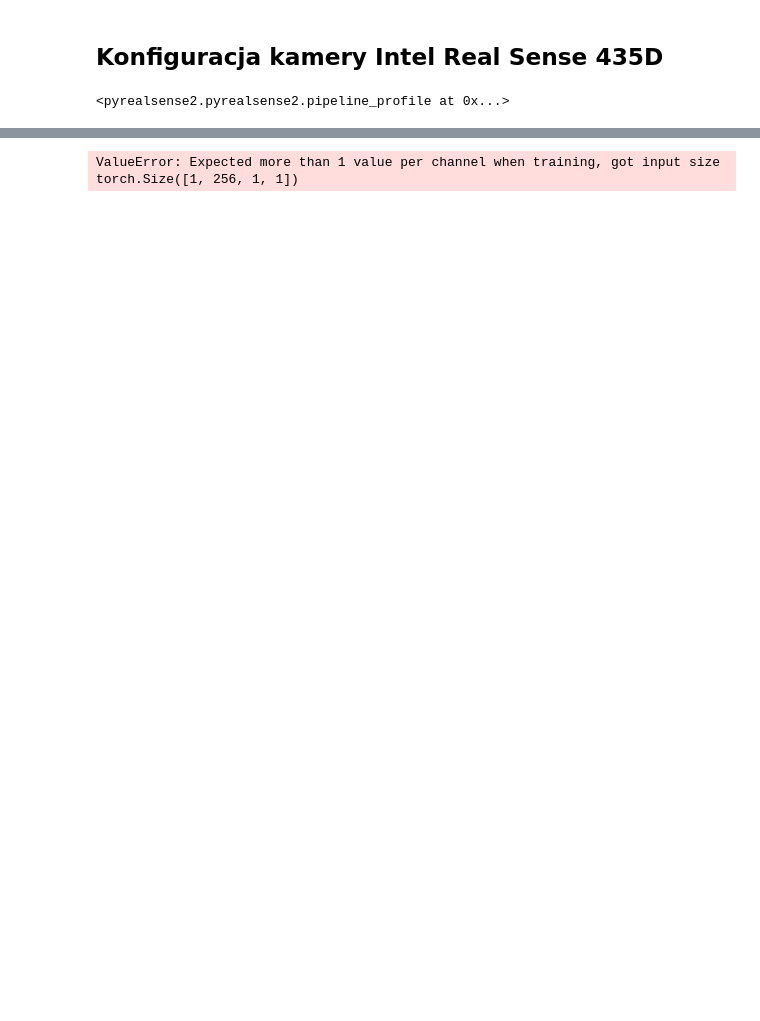
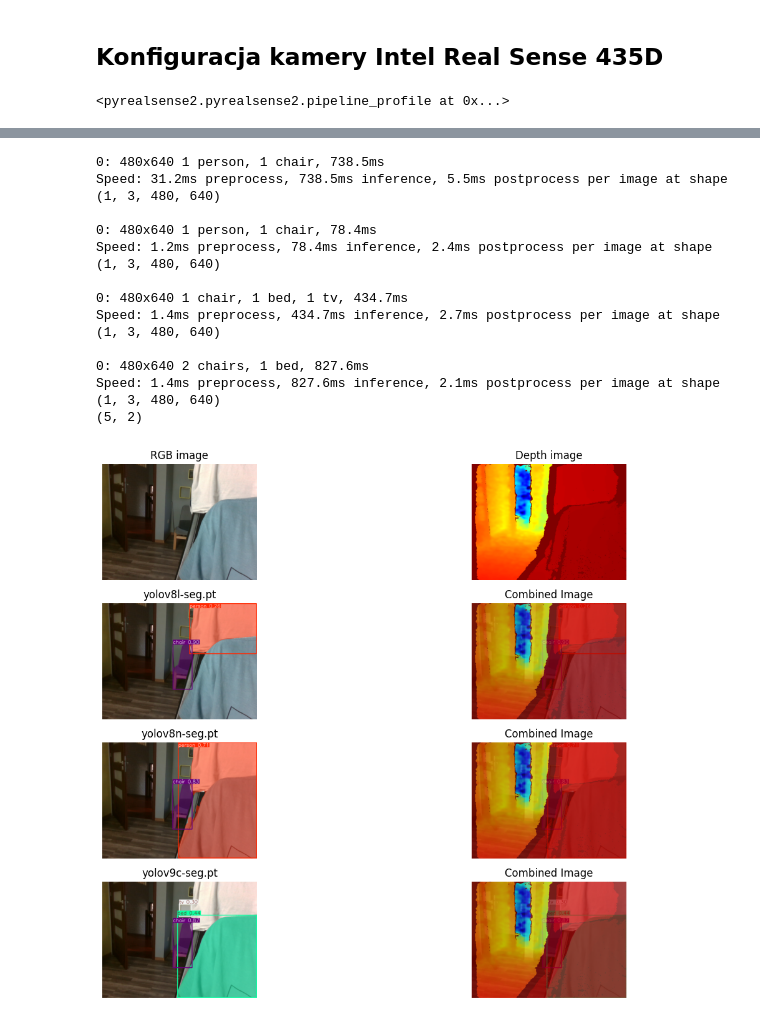
Before and after one commit to Morpheus1024/thesis, a Jupyter notebook: notebook.ipynb, the cells around one changed output, grey strips where cells are left out. Drawn from its saved outputs; the diff is of its cells as text; code cells hidden in the pictures; blank space fills up the shorter version.

Commit message:
WIP 29.06.2024 Dzisłanie na wielu modelach Yolo

```diff
--- a/notebook.ipynb
+++ b/notebook.ipynb
@@ -85,47 +94,91 @@ try:
                     #images = np.hstack((resized_color_image, depth_colormap))
                 #else:
                     #images = np.hstack((color_image, depth_colormap))
 
 
             #MARK: Segmentacja semantyczna
-
             preprocess = transforms.Compose([
                 transforms.ToTensor(),
                 transforms.Normalize(mean=[0.485, 0.456, 0.406], std=[0.229, 0.224, 0.225]),
             ])
 
             preprocess = preprocess(color_image)
             preprocess = preprocess.to(device)
             preprocess = preprocess.unsqueeze(0)
 
-            segmented_images = []
-            for model in models_torch:
-                with torch.no_grad():
-                    output = model(preprocess)['out'][0]
-                    segmented_images.append(output.argmax(0))
+            # segmented_images = []
+            # for model in models_torch:
+            #     with torch.no_grad():
+            #         output = model(preprocess)['out'][0]
+            #         segmented_images.append(output.argmax(0))
+
+            device = "0" if torch.cuda.is_available() else "cpu"
+            if device == "0":
+                torch.cuda.set_device(0)
+
+            segmented_images_by_yolo = []
+            for model in models_YOLO:
+
+                output = model(color_image)
+                segmented_images_by_yolo.append(output)
 
 
-            output_greed_size = (2,int(len(segmented_images)/2)+2)
-            plt.subplot(output_greed_size, 1)
+            output_greed_size = (int(len(segmented_images_by_yolo))+1,2)
+            print(output_greed_size)
+
+            plt.figure(figsize=(14, 14))
+
+            plt.subplot(output_greed_size[0], output_greed_size[1], 1)
             plt.imshow(color_image)
             plt.title('RGB image')
-            plt.grid(False)
+            plt.axis('off')
 
-            plt.subplot(output_greed_size, 2)
+
+            plt.subplot(output_greed_size[0], output_greed_size[1], 2)
             plt.imshow(depth_colormap)
             plt.title('Depth image')
-            plt.grid(False)
+            plt.axis('off')
 
-            for i in range(len(segmented_images)):
-                plt.subplot(output_greed_size, len(segmented_images)+2)
-                plt.imshow(segmented_images[i].byte().cpu().numpy())
-                plt.title('Segmented image')
-                plt.grid(False)
+
+            for i in range(int(len(segmented_images_by_yolo)/2)+1):
+                plt.subplot(output_greed_size[0], output_greed_size[1], 3+2*i)
+                plt.imshow(segmented_images_by_yolo[i][0].plot())
+                plt.title(f'{models_YOLO[i].model_name}')
+                plt.axis('off')
+
+
+
+                #Combine depth and segmented image
+
+                combined_image = cv2.addWeighted(depth_colormap, 0.7, segmented_images_by_yolo[i][0].plot(), 0.3, 0)
+                plt.subplot(output_greed_size[0], output_greed_size[1], 3+2*i+1)
+                plt.imshow(combined_image)
+                plt.title('Combined Image')
+                plt.axis('off')
+
 
             plt.show()
+
+
+            #połączenie chmury punktów na obraz
+
+            # Combine depth point cloud with segmented image
+
             break
 finally:
     #pipeline.stop()
     pass
 # %% [output]
-ValueError: Expected more than 1 value per channel when training, got input size torch.Size([1, 256, 1, 1])
+0: 480x640 1 person, 1 chair, 738.5ms
+Speed: 31.2ms preprocess, 738.5ms inference, 5.5ms postprocess per image at shape (1, 3, 480, 640)
+
+0: 480x640 1 person, 1 chair, 78.4ms
+Speed: 1.2ms preprocess, 78.4ms inference, 2.4ms postprocess per image at shape (1, 3, 480, 640)
+
+0: 480x640 1 chair, 1 bed, 1 tv, 434.7ms
+Speed: 1.4ms preprocess, 434.7ms inference, 2.7ms postprocess per image at shape (1, 3, 480, 640)
+
+0: 480x640 2 chairs, 1 bed, 827.6ms
+Speed: 1.4ms preprocess, 827.6ms inference, 2.1ms postprocess per image at shape (1, 3, 480, 640)
+(5, 2)
+[figure, added]
```
Also changed, not shown: parts of 2 cells of this notebook, 1 other file.
